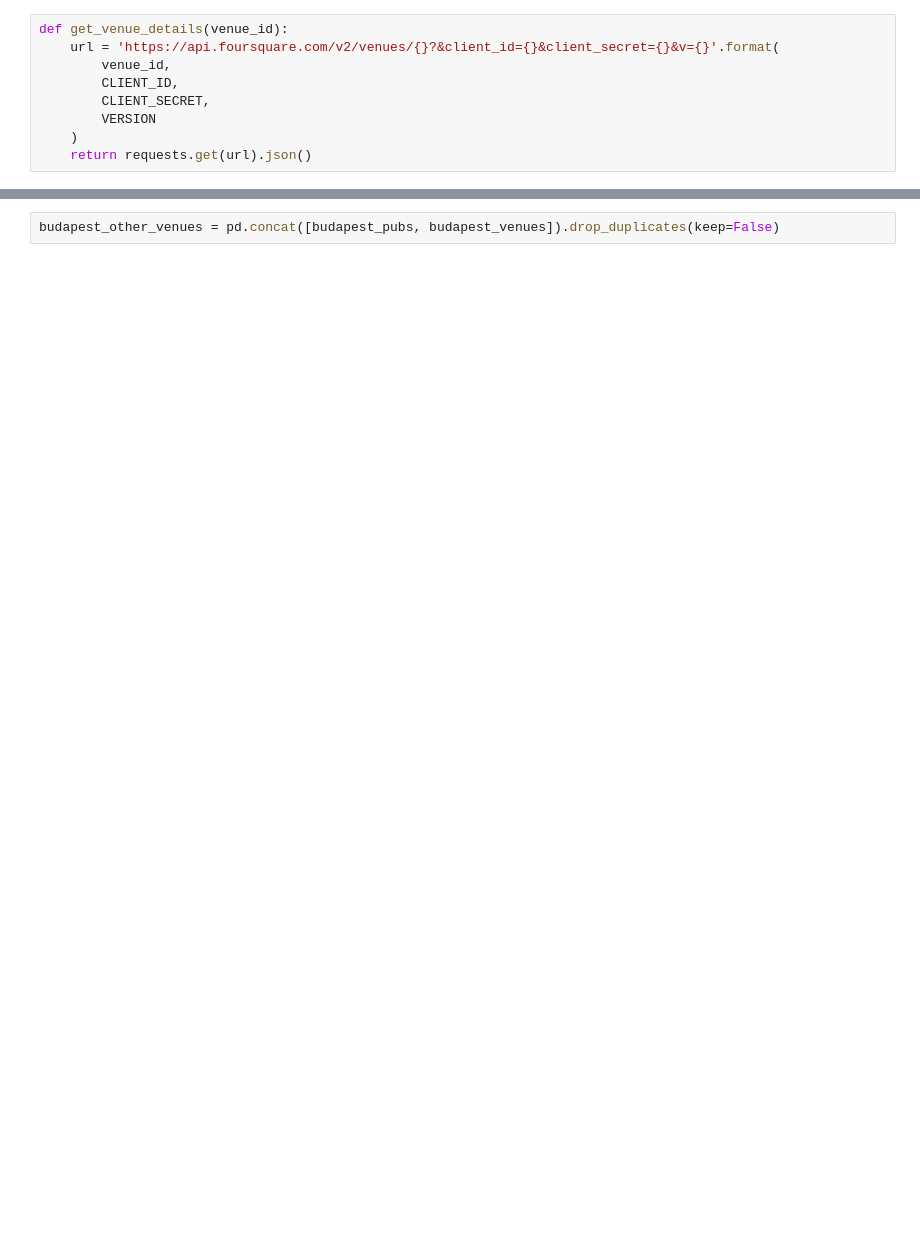
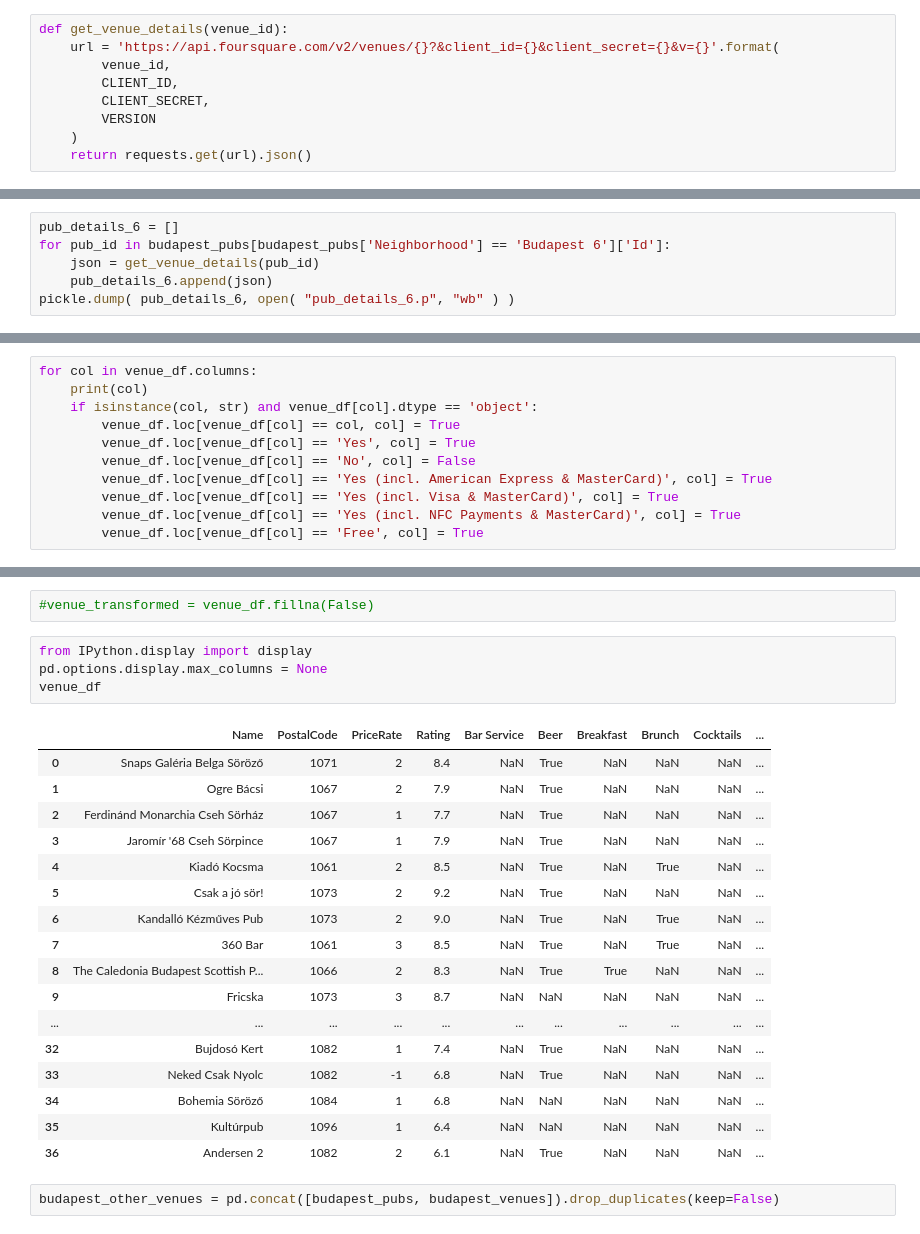
Before and after one commit to attilaistvanbudai/Coursera_Capstone, a Jupyter notebook: Capstone final project.ipynb, the cells around one changed output, grey strips where cells are left out. Cells and saved outputs as stored; diff of their text form; blank space fills up the shorter version.

```diff
--- a/Capstone final project.ipynb
+++ b/Capstone final project.ipynb
@@ -218,0 +355,6 @@ for detail in pub_details:
+# %%
+pub_details_6 = []
+for pub_id in budapest_pubs[budapest_pubs['Neighborhood'] == 'Budapest 6']['Id']:
+    json = get_venue_details(pub_id)
+    pub_details_6.append(json)
+pickle.dump( pub_details_6, open( "pub_details_6.p", "wb" ) )
@@ -218,0 +478,11 @@ for detail in pub_details:
+# %%
+for col in venue_df.columns:
+    print(col)
+    if isinstance(col, str) and venue_df[col].dtype == 'object':
+        venue_df.loc[venue_df[col] == col, col] = True
+        venue_df.loc[venue_df[col] == 'Yes', col] = True
+        venue_df.loc[venue_df[col] == 'No', col] = False
+        venue_df.loc[venue_df[col] == 'Yes (incl. American Express & MasterCard)', col] = True
+        venue_df.loc[venue_df[col] == 'Yes (incl. Visa & MasterCard)', col] = True
+        venue_df.loc[venue_df[col] == 'Yes (incl. NFC Payments & MasterCard)', col] = True
+        venue_df.loc[venue_df[col] == 'Free', col] = True
@@ -219,2 +507,26 @@ for detail in pub_details:
+# %%
+#venue_transformed = venue_df.fillna(False)
+# %%
+from IPython.display import display
+pd.options.display.max_columns = None
+venue_df
+# %% [output]
+|  | Name | PostalCode | PriceRate | Rating | Bar Service | Beer | Breakfast | Brunch | Cocktails | ... |
+| 0 | Snaps Galéria Belga Söröző | 1071 | 2 | 8.4 | NaN | True | NaN | NaN | NaN | ... |
+| 1 | Ogre Bácsi | 1067 | 2 | 7.9 | NaN | True | NaN | NaN | NaN | ... |
+| 2 | Ferdinánd Monarchia Cseh Sörház | 1067 | 1 | 7.7 | NaN | True | NaN | NaN | NaN | ... |
+| 3 | Jaromír '68 Cseh Sörpince | 1067 | 1 | 7.9 | NaN | True | NaN | NaN | NaN | ... |
+| 4 | Kiadó Kocsma | 1061 | 2 | 8.5 | NaN | True | NaN | True | NaN | ... |
+| 5 | Csak a jó sör! | 1073 | 2 | 9.2 | NaN | True | NaN | NaN | NaN | ... |
+| 6 | Kandalló Kézműves Pub | 1073 | 2 | 9.0 | NaN | True | NaN | True | NaN | ... |
+| 7 | 360 Bar | 1061 | 3 | 8.5 | NaN | True | NaN | True | NaN | ... |
+| 8 | The Caledonia Budapest Scottish P... | 1066 | 2 | 8.3 | NaN | True | True | NaN | NaN | ... |
+| 9 | Fricska | 1073 | 3 | 8.7 | NaN | NaN | NaN | NaN | NaN | ... |
+| ... | ... | ... | ... | ... | ... | ... | ... | ... | ... | ... |
+| 32 | Bujdosó Kert | 1082 | 1 | 7.4 | NaN | True | NaN | NaN | NaN | ... |
+| 33 | Neked Csak Nyolc | 1082 | -1 | 6.8 | NaN | True | NaN | NaN | NaN | ... |
+| 34 | Bohemia Söröző | 1084 | 1 | 6.8 | NaN | NaN | NaN | NaN | NaN | ... |
+| 35 | Kultúrpub | 1096 | 1 | 6.4 | NaN | NaN | NaN | NaN | NaN | ... |
+| 36 | Andersen 2 | 1082 | 2 | 6.1 | NaN | True | NaN | NaN | NaN | ... |
 # %%
 budapest_other_venues = pd.concat([budapest_pubs, budapest_venues]).drop_duplicates(keep=False)
```
Also changed, not shown: parts of 35 cells of this notebook, 4 other files.
